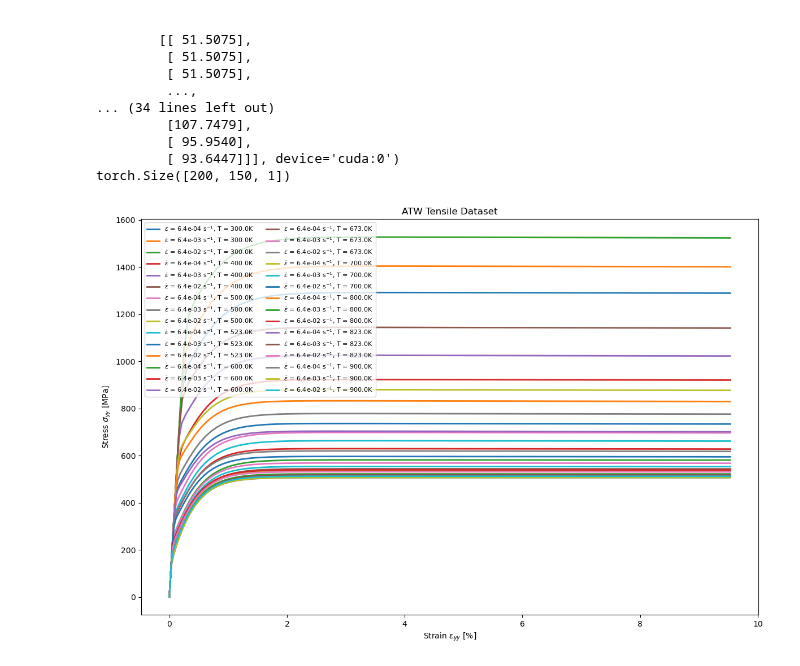
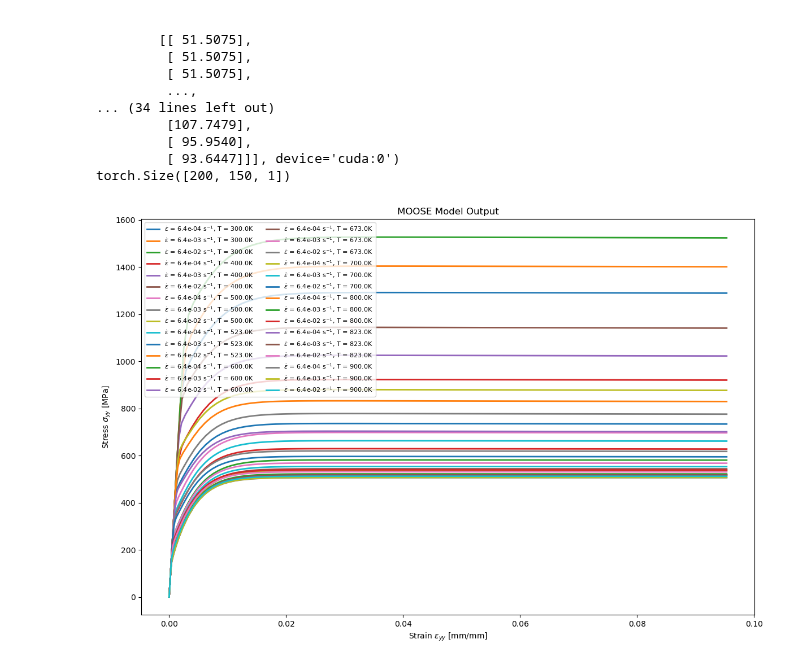
Before and after one commit to ColinMG2/neml2, a Jupyter notebook: cmg_projects/tungsten_deterministic.ipynb, the cells around one changed output. Drawn from its saved outputs; the diff is of its cells as text; code cells hidden in the pictures.

Commit message:
Made changes for comparing MOOSE output

```diff
--- a/cmg_projects/tungsten_deterministic.ipynb
+++ b/cmg_projects/tungsten_deterministic.ipynb
@@ -352,41 +351,43 @@ def solve_tau_for_g_dot(gamma_dot_target, T_val):
         maxiter=500,
     )
 # %%
-path = "/home/testuser/neml2/cmg_projects/tensile_data"
+path = "MOOSE_validation_data"
 
 files = [f for f in sorted(os.listdir(path)) if f.startswith("W") and f.endswith(".csv")]
 pattern = re.compile(r"_T(?P<T>[\d.]+)K_rate(?P<rate>[\d.eE+-]+)\.csv$")
 
 frames = []
 for f in files:
     m = pattern.search(f)
+    if m is None:
+        raise ValueError(f"filename {f!r} does not match expected pattern")
     df = pd.read_csv(os.path.join(path, f))
     df["T"] = float(m.group("T"))  # from the filename -> the t=0 row keeps its group
     df["rate"] = float(m.group("rate"))
     frames.append(df)
-W_data = pd.concat(frames, ignore_index=True)
+MOOSE_data = pd.concat(frames, ignore_index=True)
 
-by_both = dict(tuple(W_data.groupby(["T", "rate"])))
-temps, rates = sorted(W_data["T"].unique()), sorted(W_data["rate"].unique())
+by_both = dict(tuple(MOOSE_data.groupby(["T", "rate"])))
+temps, rates = sorted(MOOSE_data["T"].unique()), sorted(MOOSE_data["rate"].unique())
 
 fig, ax = plt.subplots(figsize=(12, 8))
 for T in temps:
     for r in rates:
-        c = by_both[(T, r)].sort_values("strain_yy")  # <- the fix for bug 2
+        c = by_both[(T, r)].sort_values("strain_yy")
         ax.plot(
-            c["strain_yy"] * 100,
+            c["strain_yy"],
             c["stress_yy"],
             lw=2,
             label=rf"$\dot{{\epsilon}}$ = {r:.1e} s$^{{-1}}$, T = {T}K",
         )
 
-ax.set_title("ATW Tensile Dataset")
+ax.set_title("MOOSE Model Output")
 ax.legend(fontsize=8, ncol=2)
-ax.set_xlabel("Strain $\\epsilon_{yy}$ [%]")
+ax.set_xlabel("Strain $\\epsilon_{yy}$ [mm/mm]")
 ax.set_ylabel("Stress $\\sigma_{yy}$ [MPa]")
 fig.tight_layout()
 # %% [output]
-[figure, old version]
+[figure, new version]
 # %%
 # ============================================================
 # Analytical Calculation vs. NEML2 Output
```
Also changed, not shown: parts of 3 cells of this notebook, 30 other files.
